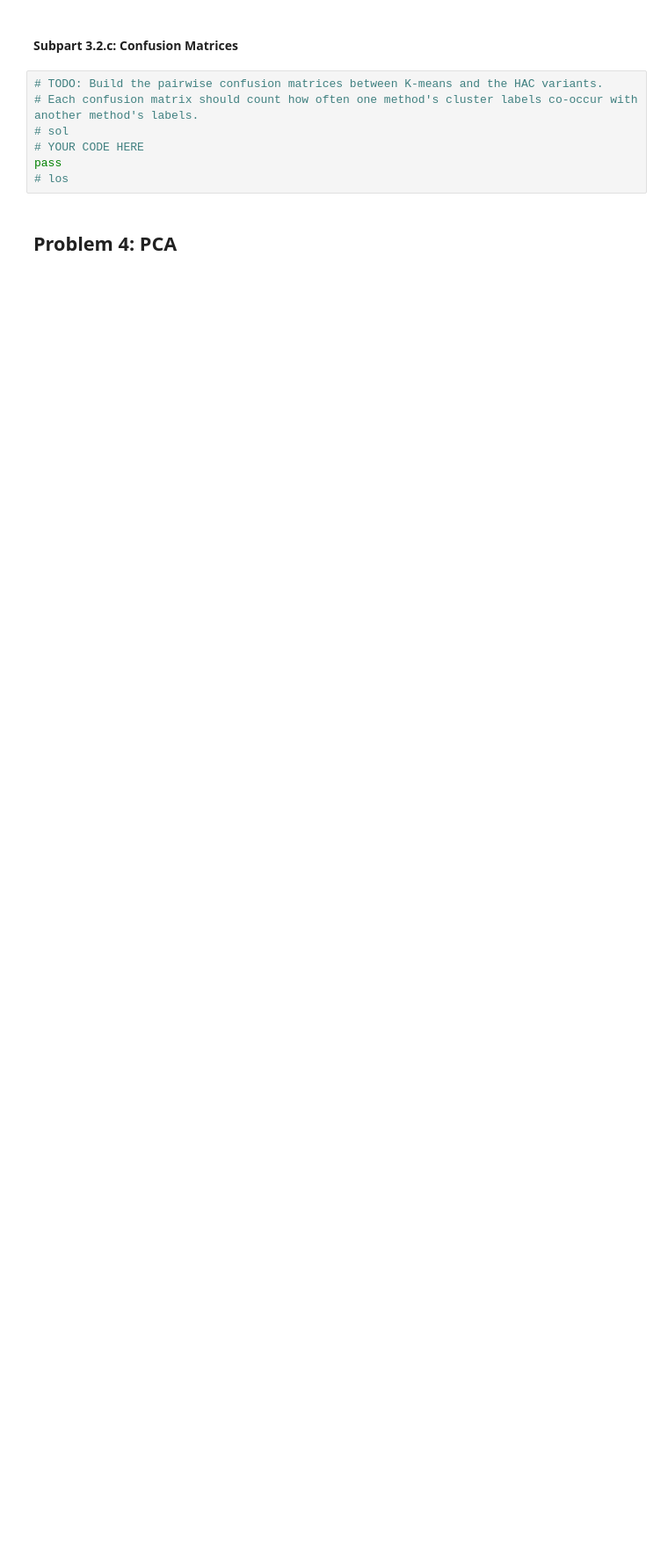
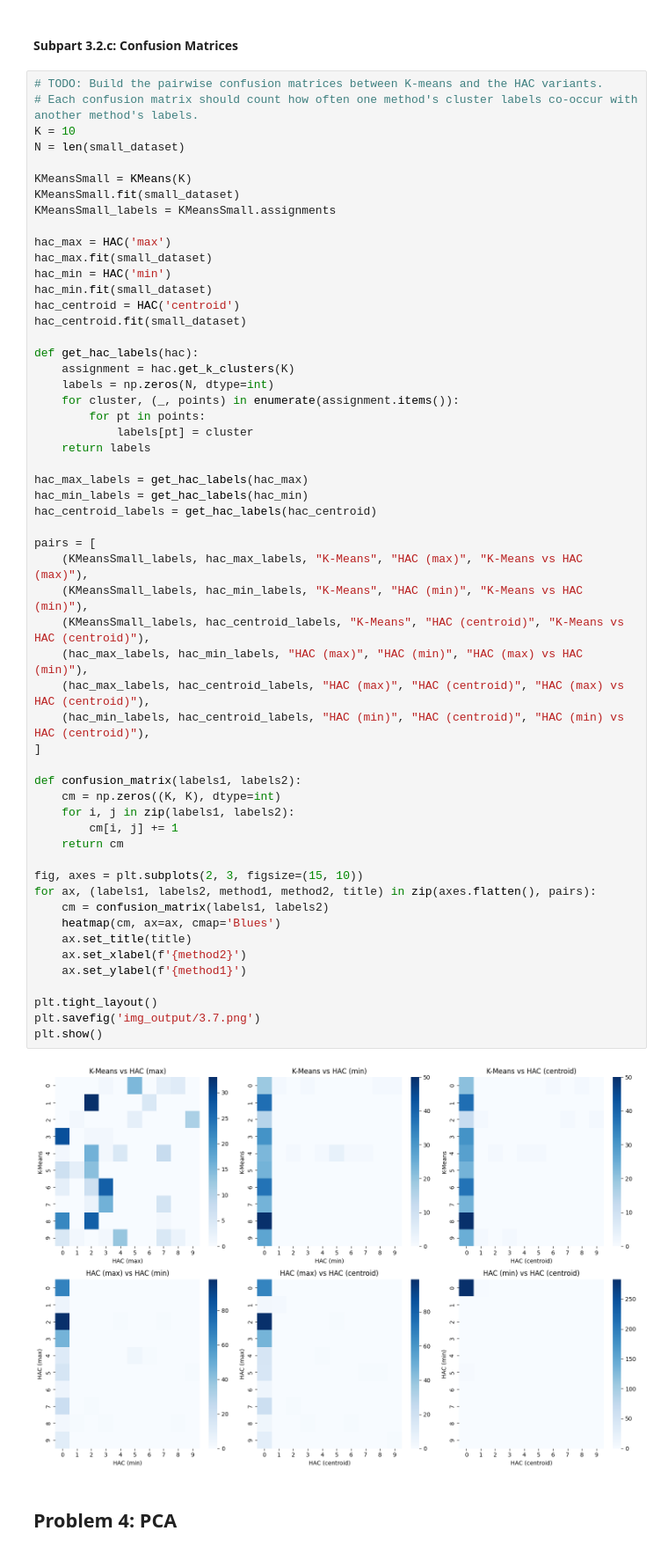
Before and after one commit to veselyo/cs181, a Jupyter notebook: hw5/hw5_release.ipynb, the cells around one changed output. Shown at 88% size. Drawn from its saved outputs; the diff is of its cells as text; blank space fills up the shorter version.

```diff
--- a/hw5/hw5_release.ipynb
+++ b/hw5/hw5_release.ipynb
@@ -1147,10 +1147,60 @@ plot_cluster_sizes(KMeansClassifier.K, KMeansClassifier.get_cluster_sizes(), fil
 # %%
 # TODO: Build the pairwise confusion matrices between K-means and the HAC variants.
 # Each confusion matrix should count how often one method's cluster labels co-occur with another method's labels.
-# sol
-# YOUR CODE HERE
-pass
-# los
+K = 10
+N = len(small_dataset)
+
+KMeansSmall = KMeans(K)
+KMeansSmall.fit(small_dataset)
+KMeansSmall_labels = KMeansSmall.assignments
+
+hac_max = HAC('max')
+hac_max.fit(small_dataset)
+hac_min = HAC('min')
+hac_min.fit(small_dataset)
+hac_centroid = HAC('centroid')
+hac_centroid.fit(small_dataset)
+
+def get_hac_labels(hac):
+    assignment = hac.get_k_clusters(K)
+    labels = np.zeros(N, dtype=int)
+    for cluster, (_, points) in enumerate(assignment.items()):
+        for pt in points:
+            labels[pt] = cluster
+    return labels
+
+hac_max_labels = get_hac_labels(hac_max)
+hac_min_labels = get_hac_labels(hac_min)
+hac_centroid_labels = get_hac_labels(hac_centroid)
+
+pairs = [
+    (KMeansSmall_labels, hac_max_labels, "K-Means", "HAC (max)", "K-Means vs HAC (max)"),
+    (KMeansSmall_labels, hac_min_labels, "K-Means", "HAC (min)", "K-Means vs HAC (min)"),
+    (KMeansSmall_labels, hac_centroid_labels, "K-Means", "HAC (centroid)", "K-Means vs HAC (centroid)"),
+    (hac_max_labels, hac_min_labels, "HAC (max)", "HAC (min)", "HAC (max) vs HAC (min)"),
+    (hac_max_labels, hac_centroid_labels, "HAC (max)", "HAC (centroid)", "HAC (max) vs HAC (centroid)"),
+    (hac_min_labels, hac_centroid_labels, "HAC (min)", "HAC (centroid)", "HAC (min) vs HAC (centroid)"),
+]
+
+def confusion_matrix(labels1, labels2):
+    cm = np.zeros((K, K), dtype=int)
+    for i, j in zip(labels1, labels2):
+        cm[i, j] += 1
+    return cm
+
+fig, axes = plt.subplots(2, 3, figsize=(15, 10))
+for ax, (labels1, labels2, method1, method2, title) in zip(axes.flatten(), pairs):
+    cm = confusion_matrix(labels1, labels2)
+    heatmap(cm, ax=ax, cmap='Blues')
+    ax.set_title(title)
+    ax.set_xlabel(f'{method2}')
+    ax.set_ylabel(f'{method1}')
+
+plt.tight_layout()
+plt.savefig('img_output/3.7.png')
+plt.show()
+# %% [output]
+[figure, added]
 # %% [markdown]
 ## Problem 4: PCA
 # %% [markdown]
```
Also changed, not shown: 2 other files.
